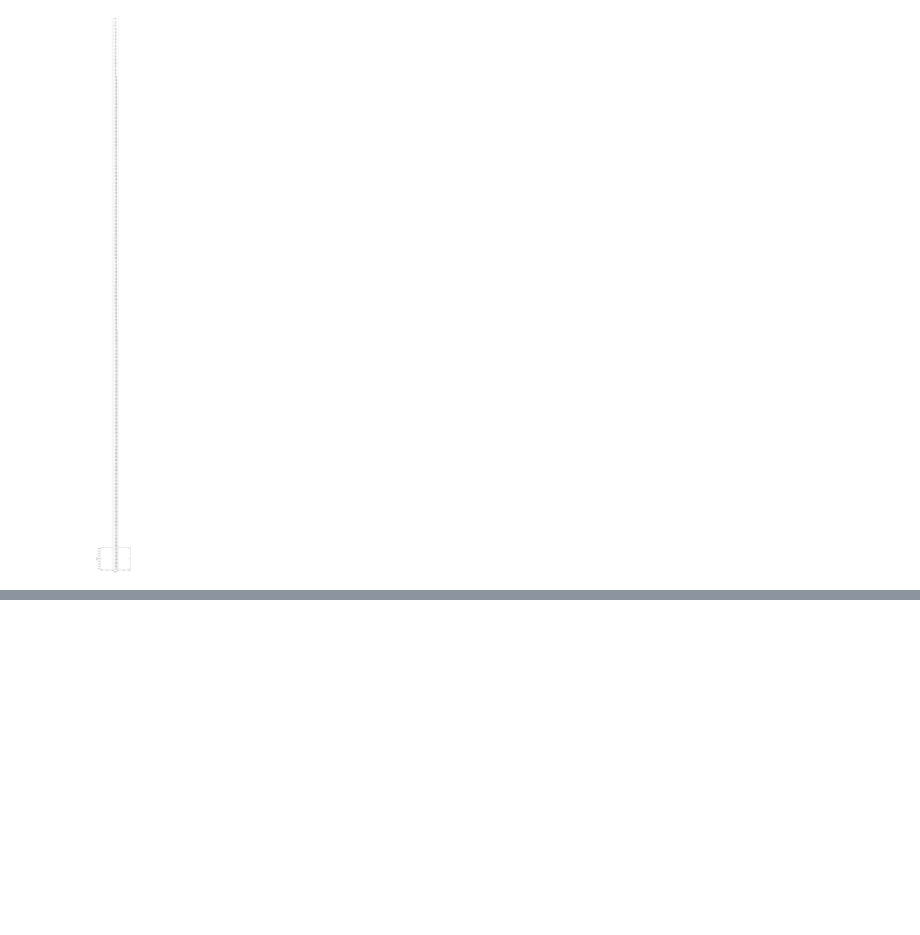
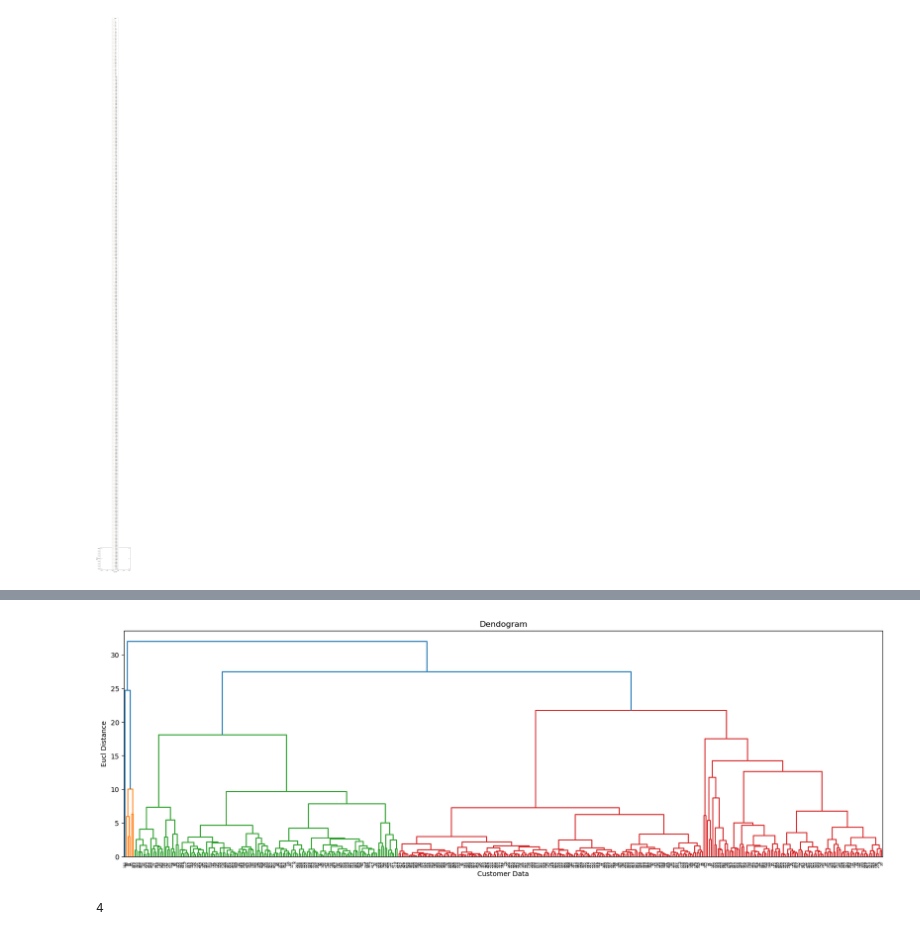
Before and after one commit to yashwanth0690/AD, a Jupyter notebook: day 19.ipynb, the cells around one changed output, grey strips where cells are left out. Cells and saved outputs as stored; diff of their text form; code cells hidden in the pictures; blank space fills up the shorter version.

```diff
--- a/day 19.ipynb
+++ b/day 19.ipynb
@@ -4,7 +4,7 @@ import numpy as np
 import pandas as pd
 import matplotlib.pyplot as plt
 # %%
-df=pd.read_csv(r"C:\Users\yashw\Downloads\Wholesale customers data.csv")
+df=pd.read_csv(r"C:\Users\yashw\OneDrive\Wholesale customers data.csv")
 df.head()
 # %% [output]
 |  | Channel | Region | Fresh | Milk | Grocery | Frozen | Detergents_Paper | Delicassen |
@@ -134,3 +134,9 @@ sns.scatterplot(x=df['Channel'],y=df['Region'],palette=['green','red'],hue=df['F
 plt.show()
 # %% [output]
 [figure]
+# %%
+df.drop(['Channel','Region'],axis=1,inplace=True)
+# %%
+from sklearn.preprocessing import StandardScaler
+stscaler = StandardScaler()
+x=stscaler.fit_transform(df)
@@ -136,0 +161,13 @@ plt.show()
+# %%
+plt.figure(figsize=(20,6))
+dendo=sch.dendrogram(sch.linkage(x,method='ward'))
+plt.title('Dendogram')
+plt.xlabel('Customer Data')
+plt.ylabel('Eucl Distance')
+plt.show()
+# %% [output]
+[figure, added]
+# %%
+len(set(dendo['color_list']))
+# %% [output]
+4
```
Also changed, not shown: parts of 15 cells of this notebook.
